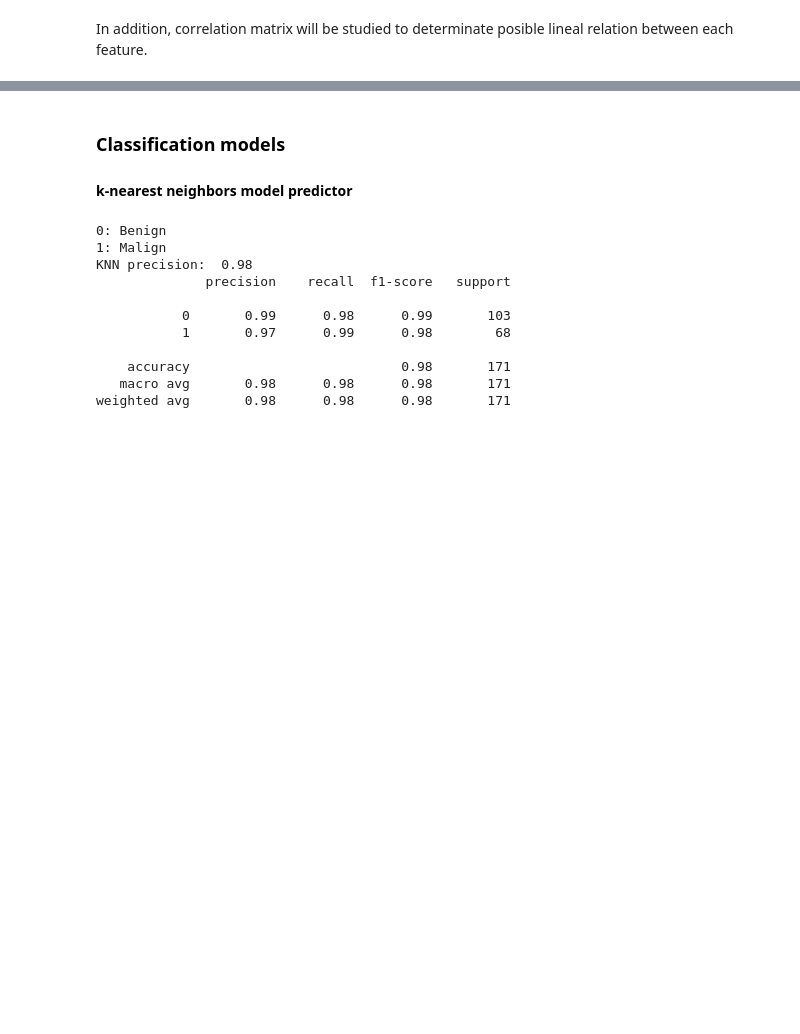
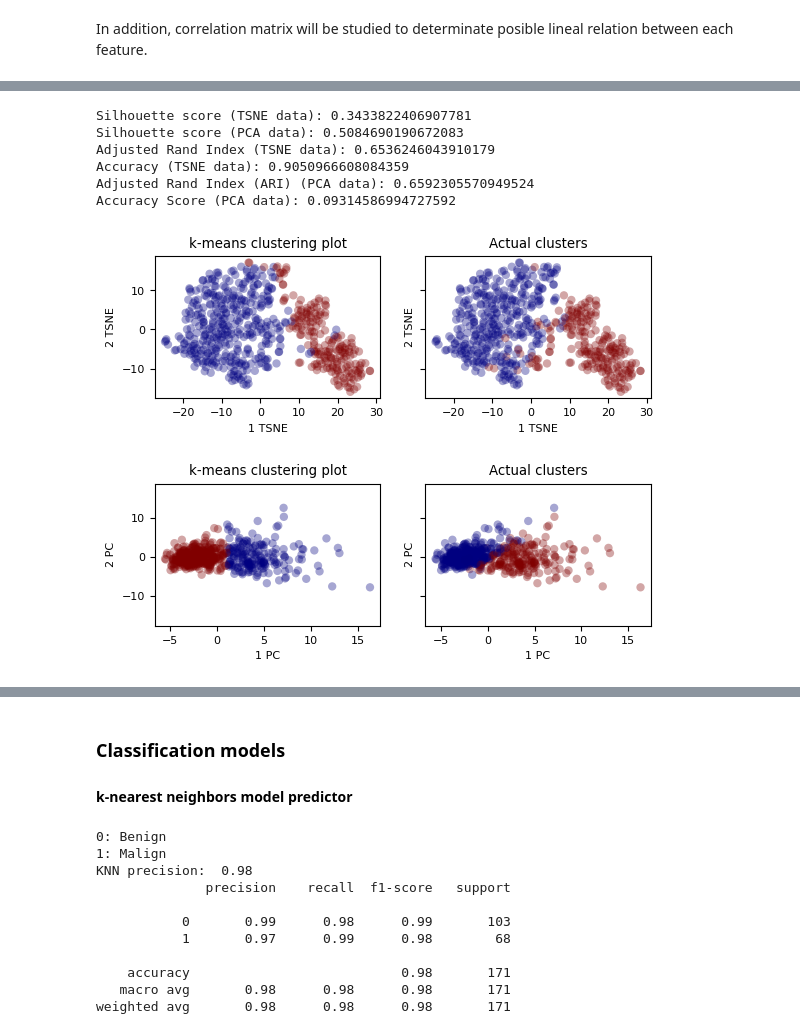
Before and after one commit to lpalfonsoa/Data-Analysis, a Jupyter notebook: Notebooks/BreastCancer.ipynb, the cells around one changed output, grey strips where cells are left out. Saved outputs shown, nothing was run; the diff lists cells and outputs as text; code cells hidden in the pictures; blank space fills up the shorter version.

```diff
--- a/Notebooks/BreastCancer.ipynb
+++ b/Notebooks/BreastCancer.ipynb
@@ -229,0 +254,7 @@ PCA method shows two clearly differentiated groups using only 2 main axes. Altho
+# %%
+# Creating the high dimensional feature space X
+X = data_new.values
+data_diag = data_diag.map({'M':1, 'B':0})
+
+tsne = TSNE(verbose=1, perplexity=40, n_iter= 4000)
+Y = tsne.fit_transform(X)
@@ -229,0 +325,18 @@ PCA method shows two clearly differentiated groups using only 2 main axes. Altho
+# %%
+#Cluster using k-means
+from sklearn.cluster import KMeans
+kmeans = KMeans(n_clusters=2, init='k-means++', n_init=10, max_iter=300, tol=0.0001, verbose=0, random_state=None, copy_x=True)
+kY = kmeans.fit_predict(X)
+kY_pca = kmeans.fit_predict(data_pca)
+
+metrics(kY, kY_pca)
+
+ploting(kY, kY_pca, 'k-means clustering plot')
+# %% [output]
+Silhouette score (TSNE data): 0.3433822406907781
+Silhouette score (PCA data): 0.5084690190672083
+Adjusted Rand Index (TSNE data): 0.6536246043910179
+Accuracy (TSNE data): 0.9050966608084359
+Adjusted Rand Index (ARI) (PCA data): 0.6592305570949524
+Accuracy Score (PCA data): 0.09314586994727592
+[figure, added]
```
Also changed, not shown: parts of 27 cells of this notebook.
